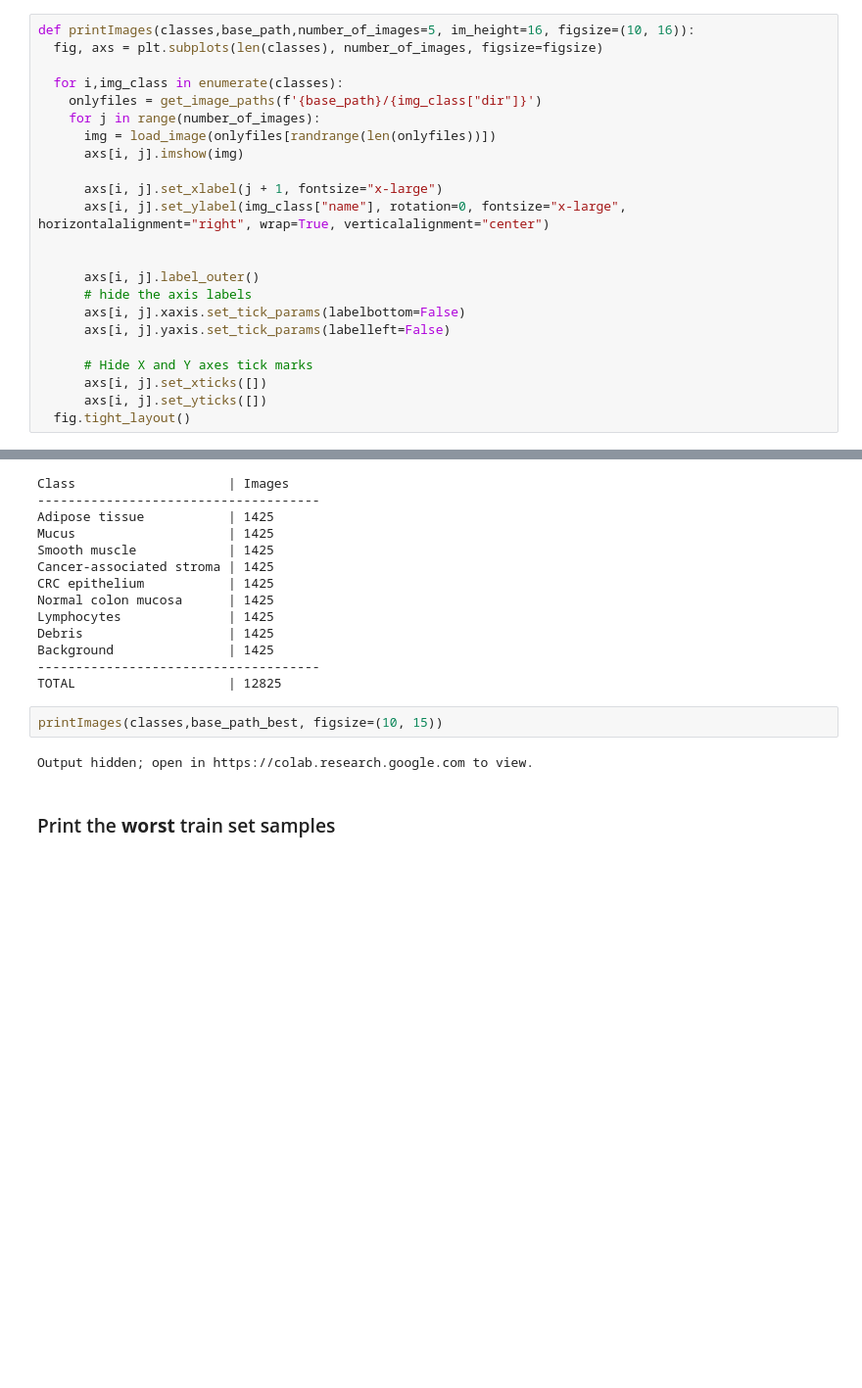
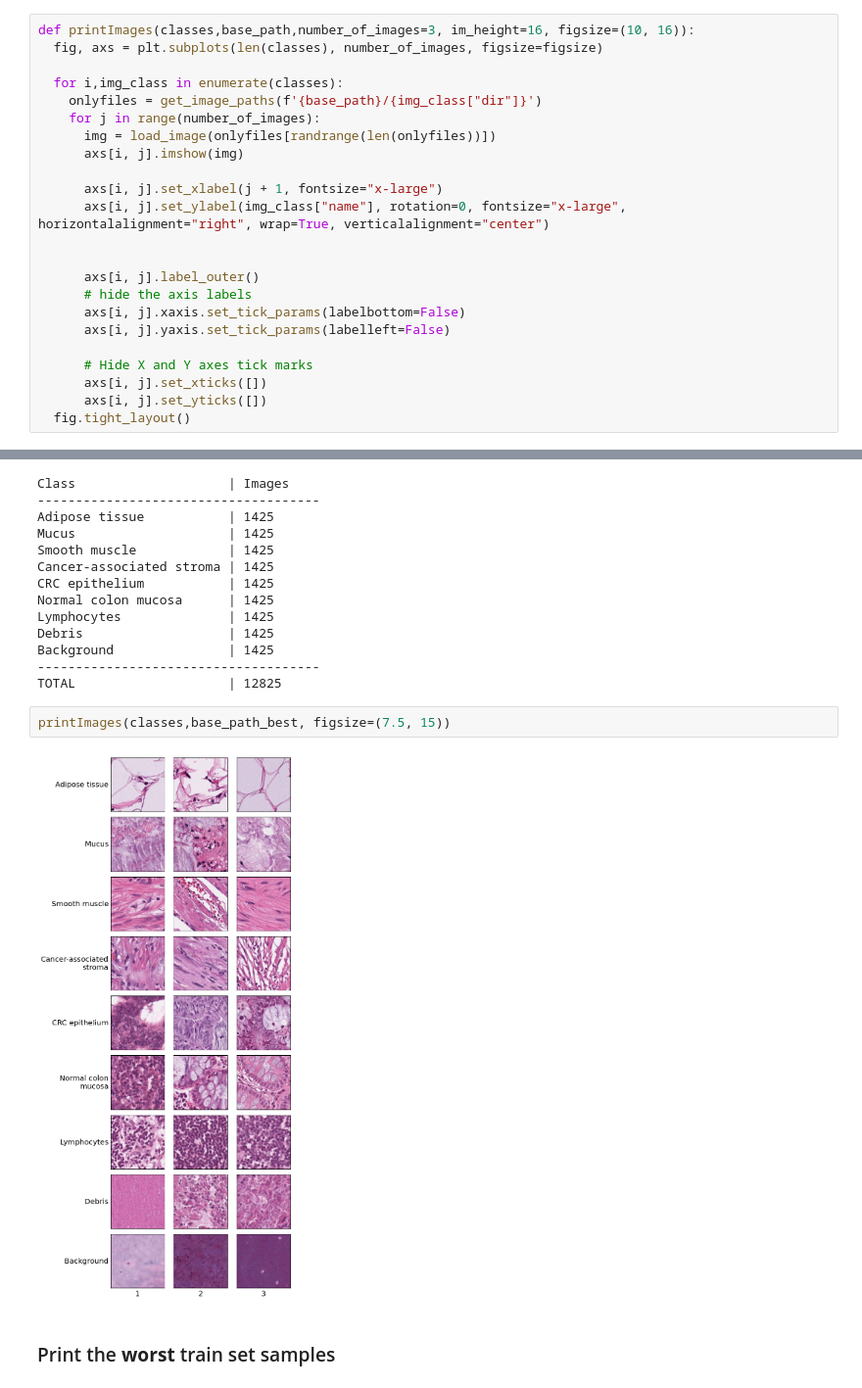
Before and after one commit to Netz00/master-thesis, a Jupyter notebook: notebooks/5_Iterative.ipynb, the cells around one changed output, grey strips where cells are left out. Shown at 98% size. Cells and saved outputs as stored; diff of their text form; blank space fills up the shorter version.

```diff
--- a/notebooks/5_Iterative.ipynb
+++ b/notebooks/5_Iterative.ipynb
@@ -1071,7 +1237,7 @@ def numberOfImages(classes,base_path):
 
   print(f'{"TOTAL":<24} | {total}')
 # %%
-def printImages(classes,base_path,number_of_images=5, im_height=16, figsize=(10, 16)):
+def printImages(classes,base_path,number_of_images=3, im_height=16, figsize=(10, 16)):
   fig, axs = plt.subplots(len(classes), number_of_images, figsize=figsize)
 
   for i,img_class in enumerate(classes):
@@ -1231,9 +1394,9 @@ Background               | 1425
 -------------------------------------
 TOTAL                    | 12825
 # %%
-printImages(classes,base_path_best, figsize=(10, 15))
+printImages(classes,base_path_best, figsize=(7.5, 15))
 # %% [output]
-Output hidden; open in https://colab.research.google.com to view.
+[figure, added]
 # %% [markdown]
 ### Print the **worst** train set samples
 # %%
```
Also changed, not shown: parts of 25 cells of this notebook.
